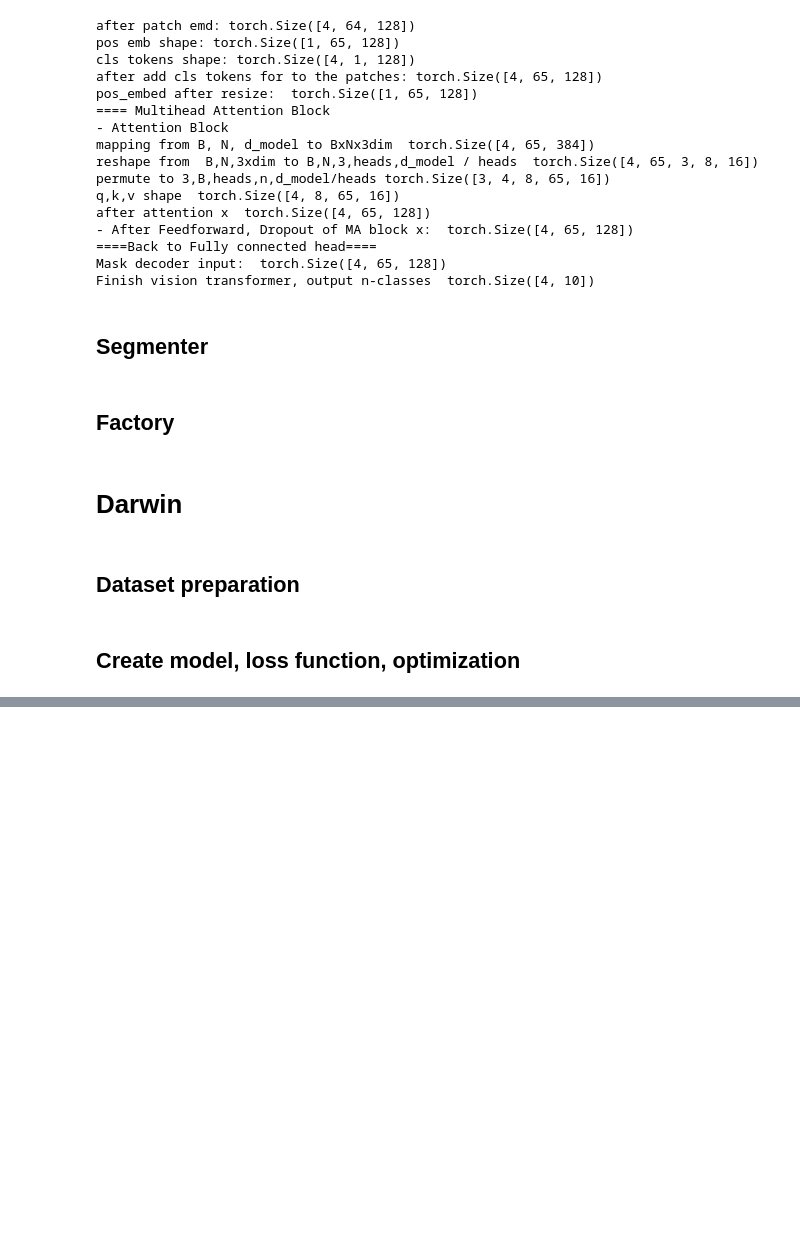
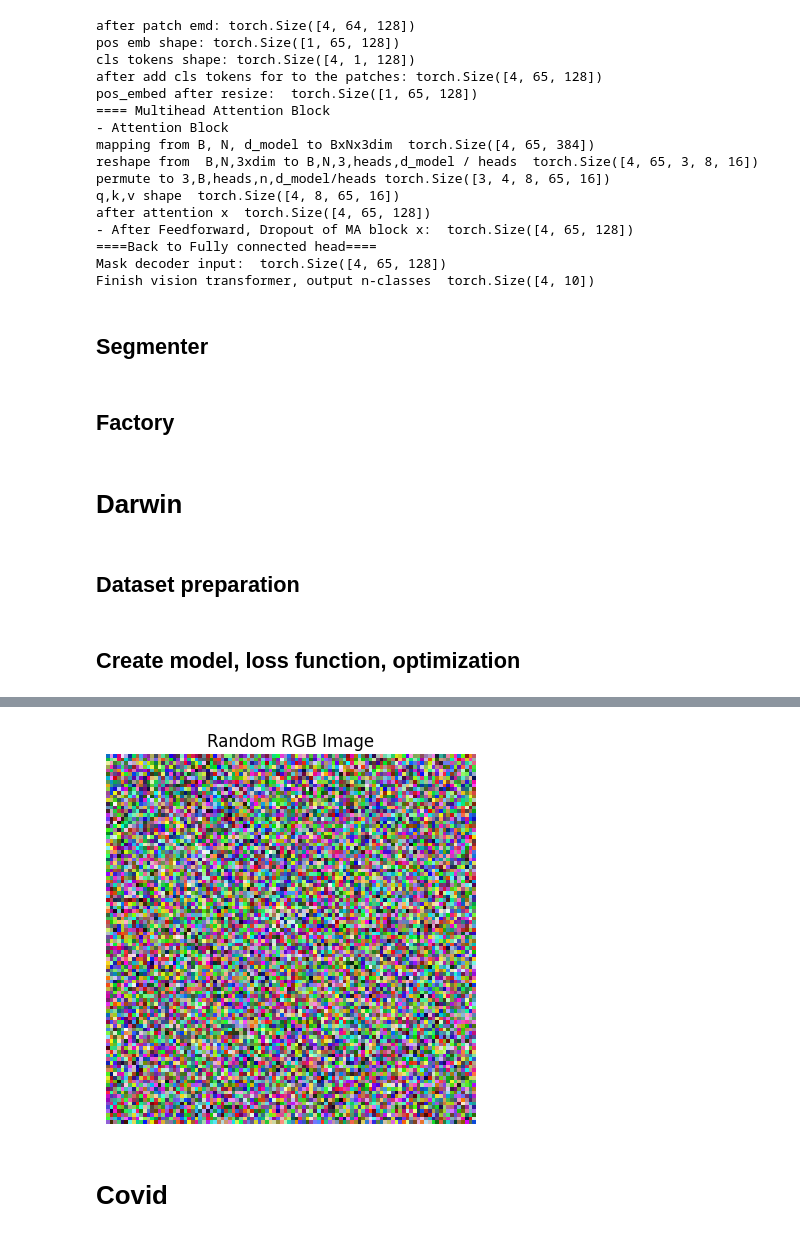
Before and after one commit to duongy18418/COMP-8610-Neural-Network, a Jupyter notebook: Project/Segmenter.ipynb, the cells around one changed output, grey strips where cells are left out. Drawn from its saved outputs; the diff is of its cells as text; code cells hidden in the pictures; blank space fills up the shorter version.

```diff
--- a/Project/Segmenter.ipynb
+++ b/Project/Segmenter.ipynb
@@ -1127,0 +1184,16 @@ INFO: Time limit reached. Elapsed time is 11:03:04. Signaling Trainer to stop.
+# %%
+import numpy as np
+import matplotlib.pyplot as plt
+
+# Create a random RGB image
+rgb_image = np.random.randint(0, 256, (100, 100, 3), dtype=np.uint8)
+
+# Display the RGB image
+plt.imshow(rgb_image)
+plt.title('Random RGB Image')
+plt.axis('off')  # Hide the axis
+plt.show()
+# %% [output]
+[figure, added]
+# %% [markdown]
+# Covid
```
Also changed, not shown: parts of 7 cells of this notebook.
